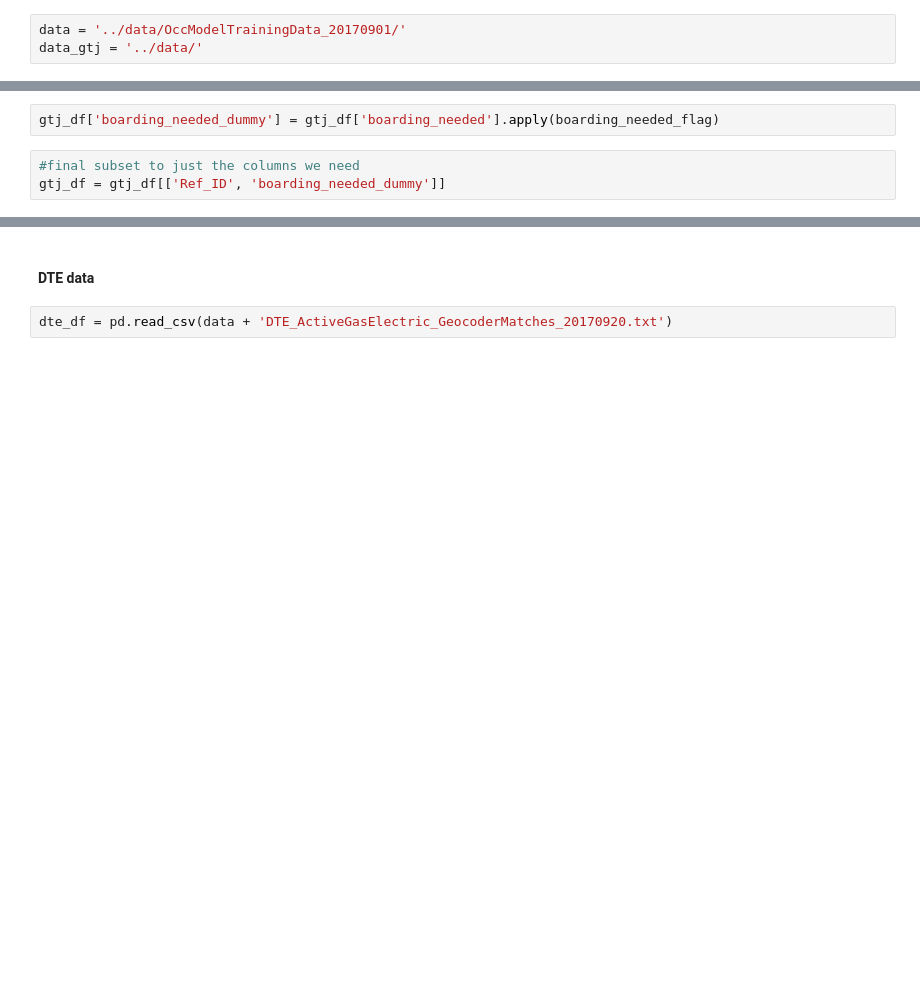
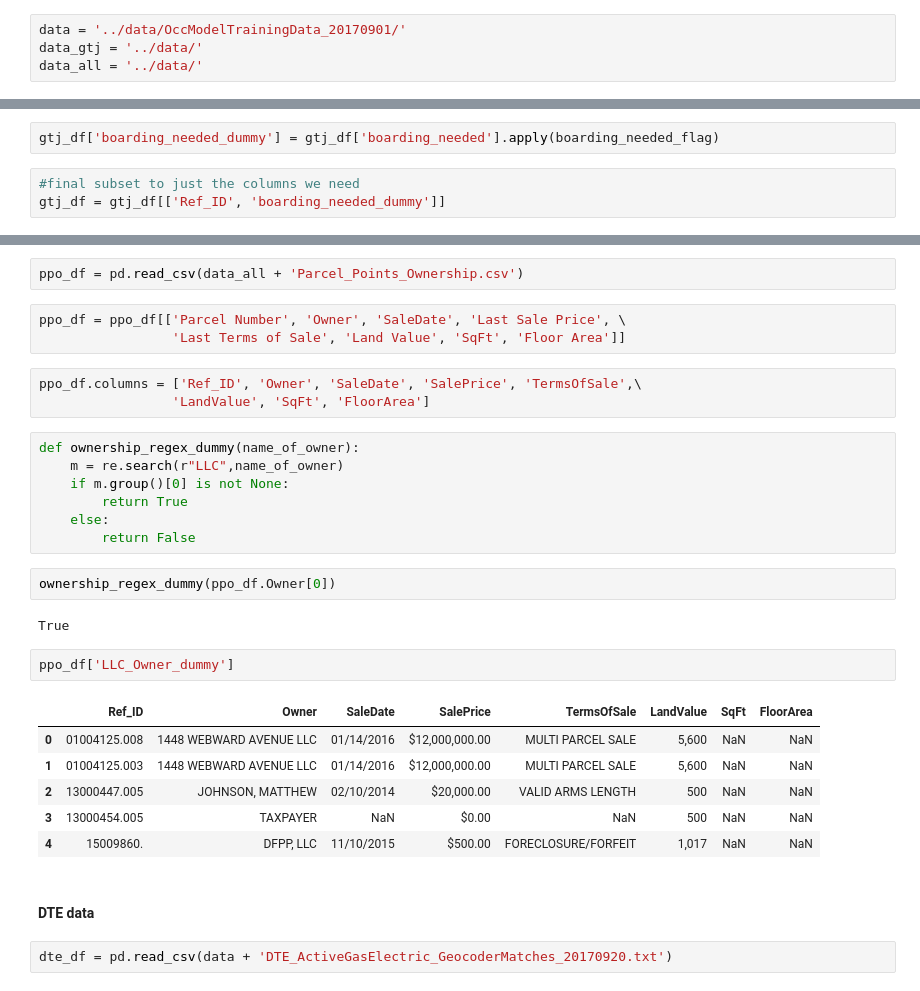
Before and after one commit to gperrin12/DLBA_boarding_model, a Jupyter notebook: ipython_notebooks/boarding_model_DLBA_011618.ipynb, the cells around one changed output, grey strips where cells are left out. Saved outputs shown, nothing was run; the diff lists cells and outputs as text; blank space fills up the shorter version.

Commit message:
adding parcel features

```diff
--- a/ipython_notebooks/boarding_model_DLBA_011618.ipynb
+++ b/ipython_notebooks/boarding_model_DLBA_011618.ipynb
@@ -45,6 +46,7 @@ pd.options.display.max_rows = 120
 # %%
 data = '../data/OccModelTrainingData_20170901/'
 data_gtj = '../data/'
+data_all = '../data/'
 # %% [markdown]
 #### GTJ Survey Data
 # %% [markdown]
@@ -94,3 +98,31 @@ gtj_df = gtj_df[['Ref_ID', 'boarding_needed_dummy']]
+# %%
+ppo_df = pd.read_csv(data_all + 'Parcel_Points_Ownership.csv')
+# %%
+ppo_df = ppo_df[['Parcel Number', 'Owner', 'SaleDate', 'Last Sale Price', \
+                 'Last Terms of Sale', 'Land Value', 'SqFt', 'Floor Area']]
+# %%
+ppo_df.columns = ['Ref_ID', 'Owner', 'SaleDate', 'SalePrice', 'TermsOfSale',\
+                 'LandValue', 'SqFt', 'FloorArea']
+# %%
+def ownership_regex_dummy(name_of_owner):
+    m = re.search(r"LLC",name_of_owner)
+    if m.group()[0] is not None:
+        return True
+    else:
+        return False
+# %%
+ownership_regex_dummy(ppo_df.Owner[0])
+# %% [output]
+True
+# %%
+ppo_df['LLC_Owner_dummy']
+# %% [output]
+|  | Ref_ID | Owner | SaleDate | SalePrice | TermsOfSale | LandValue | SqFt | FloorArea |
+| 0 | 01004125.008 | 1448 WEBWARD AVENUE LLC | 01/14/2016 | $12,000,000.00 | MULTI PARCEL SALE | 5,600 | NaN | NaN |
+| 1 | 01004125.003 | 1448 WEBWARD AVENUE LLC | 01/14/2016 | $12,000,000.00 | MULTI PARCEL SALE | 5,600 | NaN | NaN |
+| 2 | 13000447.005 | JOHNSON, MATTHEW | 02/10/2014 | $20,000.00 | VALID ARMS LENGTH | 500 | NaN | NaN |
+| 3 | 13000454.005 | TAXPAYER | NaN | $0.00 | NaN | 500 | NaN | NaN |
+| 4 | 15009860. | DFPP, LLC | 11/10/2015 | $500.00 | FORECLOSURE/FORFEIT | 1,017 | NaN | NaN |
 # %% [markdown]
 #### DTE data
 # %%
```
Also changed, not shown: parts of 2 cells of this notebook.
